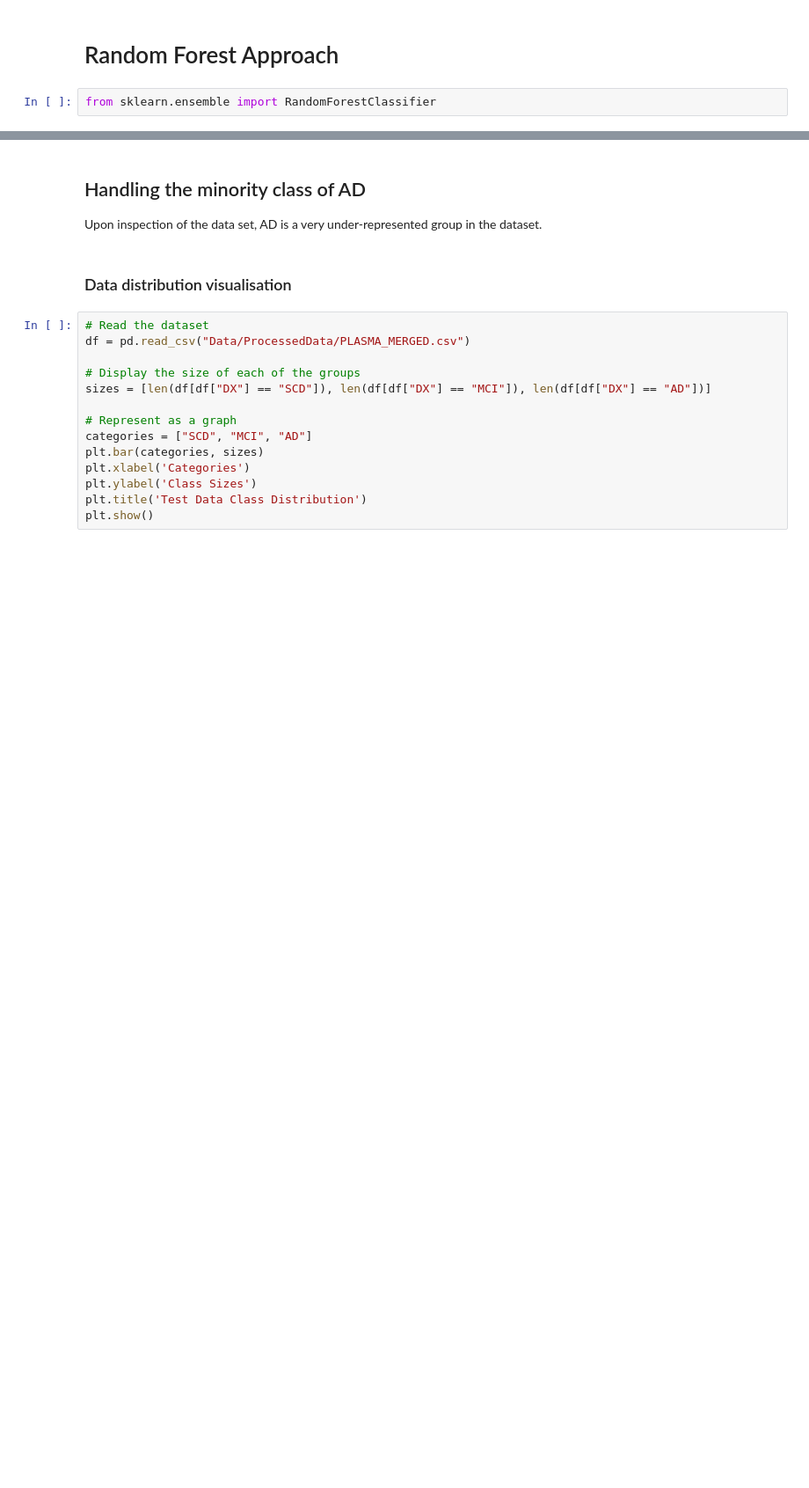
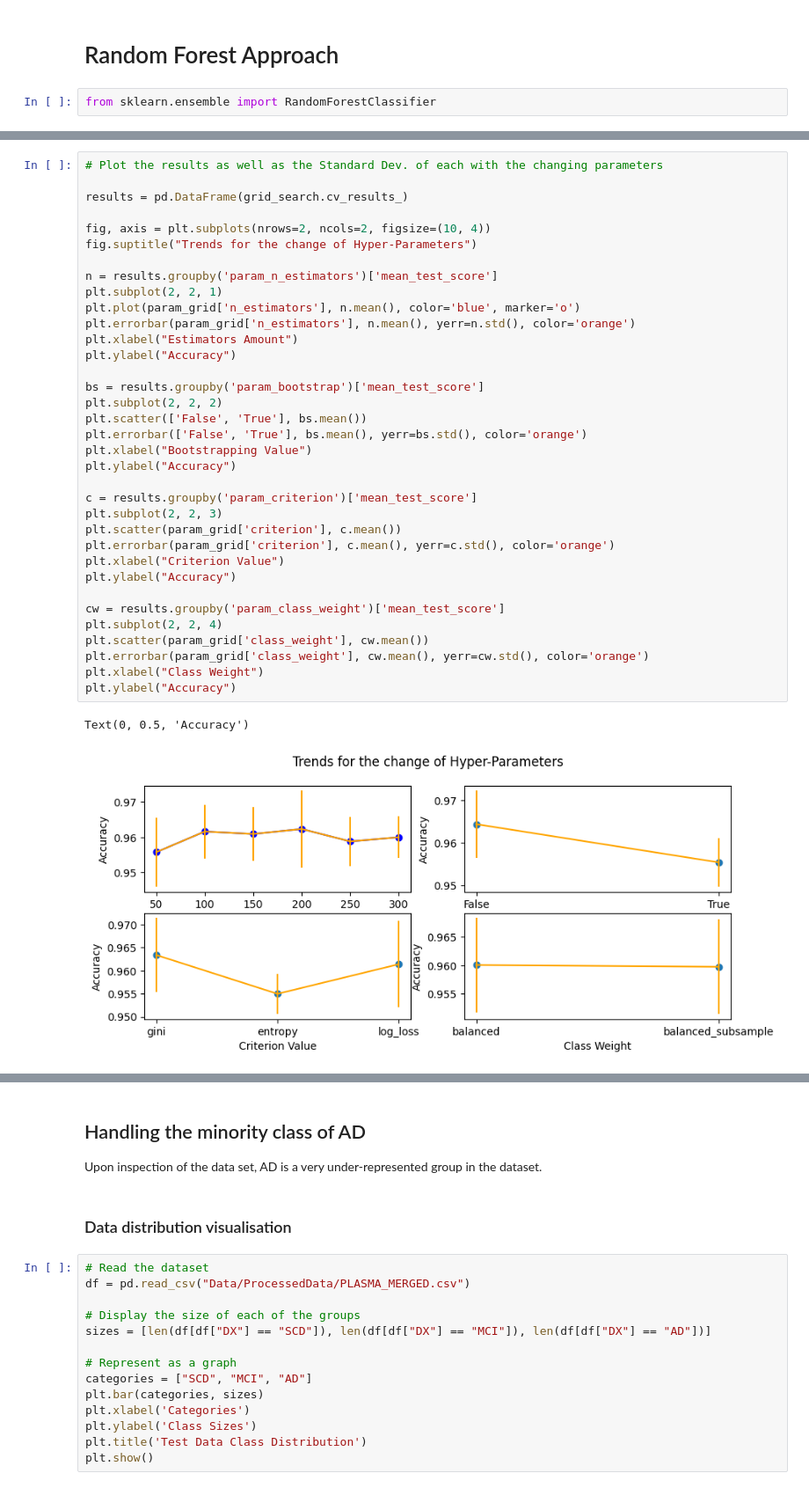
Before and after one commit to danielmakin/NoMoreAlzheimersDisease, a Jupyter notebook: main.ipynb, the cells around one changed output, grey strips where cells are left out. Shown at 88% size. Drawn from its saved outputs; the diff is of its cells as text; blank space fills up the shorter version.

```diff
--- a/main.ipynb
+++ b/main.ipynb
@@ -814,0 +269,38 @@ display_results_graph("Comparison of Random Forest Approaches", bdt_data, ovo_da
+# %%
+# Plot the results as well as the Standard Dev. of each with the changing parameters
+
+results = pd.DataFrame(grid_search.cv_results_)
+
+fig, axis = plt.subplots(nrows=2, ncols=2, figsize=(10, 4))
+fig.suptitle("Trends for the change of Hyper-Parameters")
+
+n = results.groupby('param_n_estimators')['mean_test_score']
+plt.subplot(2, 2, 1)
+plt.plot(param_grid['n_estimators'], n.mean(), color='blue', marker='o')
+plt.errorbar(param_grid['n_estimators'], n.mean(), yerr=n.std(), color='orange')
+plt.xlabel("Estimators Amount")
+plt.ylabel("Accuracy")
+
+bs = results.groupby('param_bootstrap')['mean_test_score']
+plt.subplot(2, 2, 2)
+plt.scatter(['False', 'True'], bs.mean())
+plt.errorbar(['False', 'True'], bs.mean(), yerr=bs.std(), color='orange')
+plt.xlabel("Bootstrapping Value")
+plt.ylabel("Accuracy")
+
+c = results.groupby('param_criterion')['mean_test_score']
+plt.subplot(2, 2, 3)
+plt.scatter(param_grid['criterion'], c.mean())
+plt.errorbar(param_grid['criterion'], c.mean(), yerr=c.std(), color='orange')
+plt.xlabel("Criterion Value")
+plt.ylabel("Accuracy")
+
+cw = results.groupby('param_class_weight')['mean_test_score']
+plt.subplot(2, 2, 4)
+plt.scatter(param_grid['class_weight'], cw.mean())
+plt.errorbar(param_grid['class_weight'], cw.mean(), yerr=cw.std(), color='orange')
+plt.xlabel("Class Weight")
+plt.ylabel("Accuracy")
+# %% [output]
+Text(0, 0.5, 'Accuracy')
+[figure, added]
```
Also changed, not shown: parts of 29 cells of this notebook.
